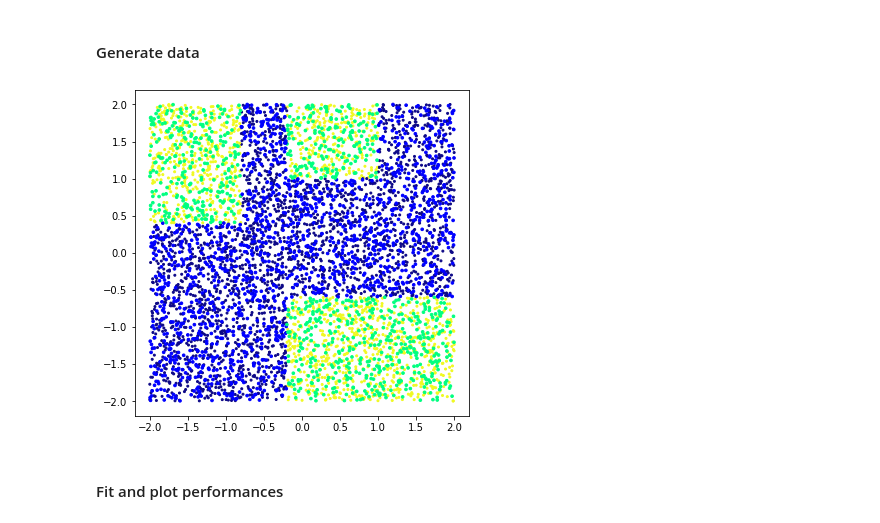
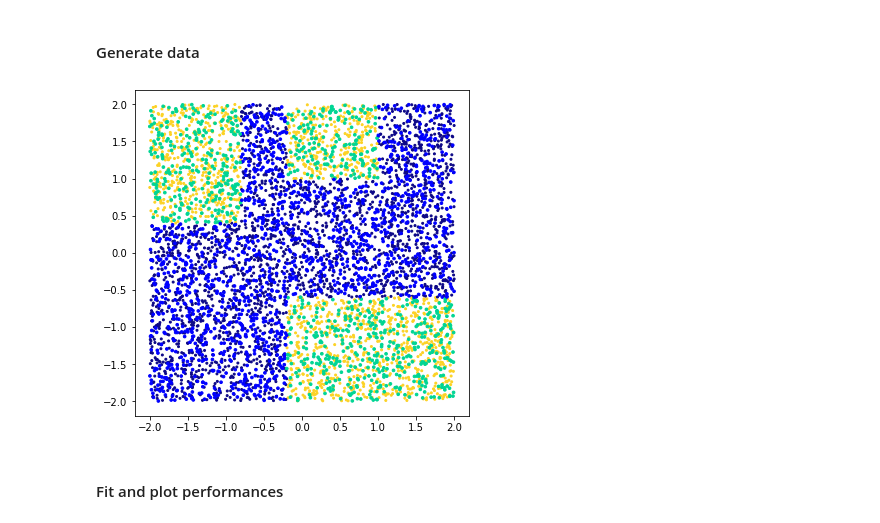
Before and after one commit to GiacomoFrn/LCP-modB, a Jupyter notebook: 04-XGBoost/2207_04-XGB.ipynb, the cells around one changed output. Saved outputs shown, nothing was run; the diff lists cells and outputs as text; code cells hidden in the pictures.

```diff
--- a/04-XGBoost/2207_04-XGB.ipynb
+++ b/04-XGBoost/2207_04-XGB.ipynb
@@ -705,21 +706,21 @@ In this section we train our model over a different dataset, but retaining the s
 # %%
 
 x = S*(2*np.random.rand(N,2)-1)
 y = np.asarray([ 1 if (x0>-.2 and (x1<-.6 or (x0<1 and x1>1))) or
                       (x0<-.8 and x1>.4) else 0
                    for x0, x1 in zip(x[:,0], x[:,1])])
 
 ds2 = Dataset(x, y, train_test_frac=0.7 ,valid_train_frac=0.3)
 
 # plot train and test data
 plt.figure(figsize=(6,6))
 plt.scatter(ds2.xtrain[:,0], ds2.xtrain[:,1],
-            c=ds2.ytrain, cmap="plasma", s=4)
+            c=ds2.ytrain, cmap="plasma", vmax=1.1, s=4)
 plt.scatter(ds2.xtest[:,0], ds2.xtest[:,1],
-            c=ds2.ytest, cmap="winter", s=7)
+            c=ds2.ytest, cmap="winter", vmax=1.2, s=7)
 plt.show()
 # %% [output]
-[figure, old version]
+[figure, new version]
 # %% [markdown]
 #### Fit and plot performances
 # %%
```
Also changed, not shown: parts of 13 cells of this notebook, 3 other files.
